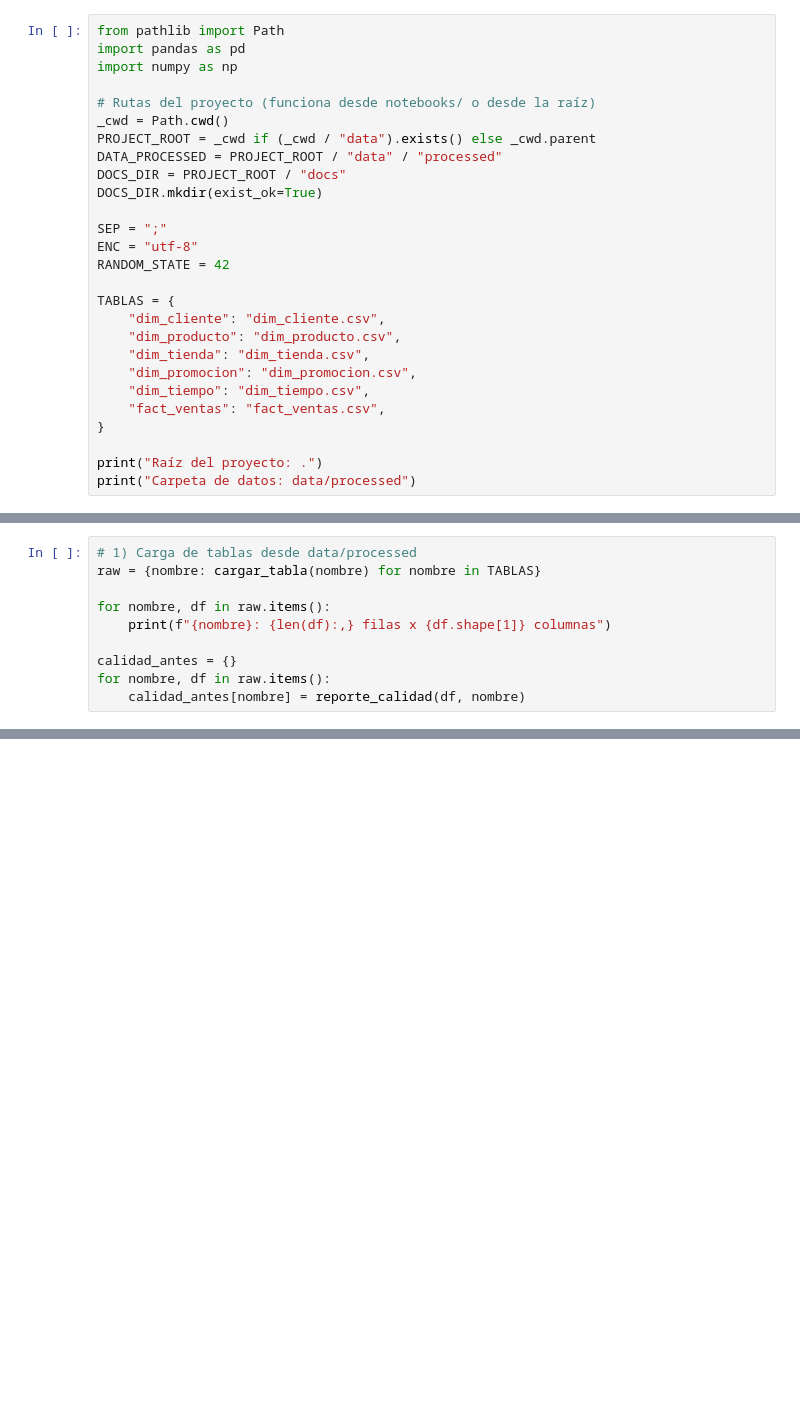
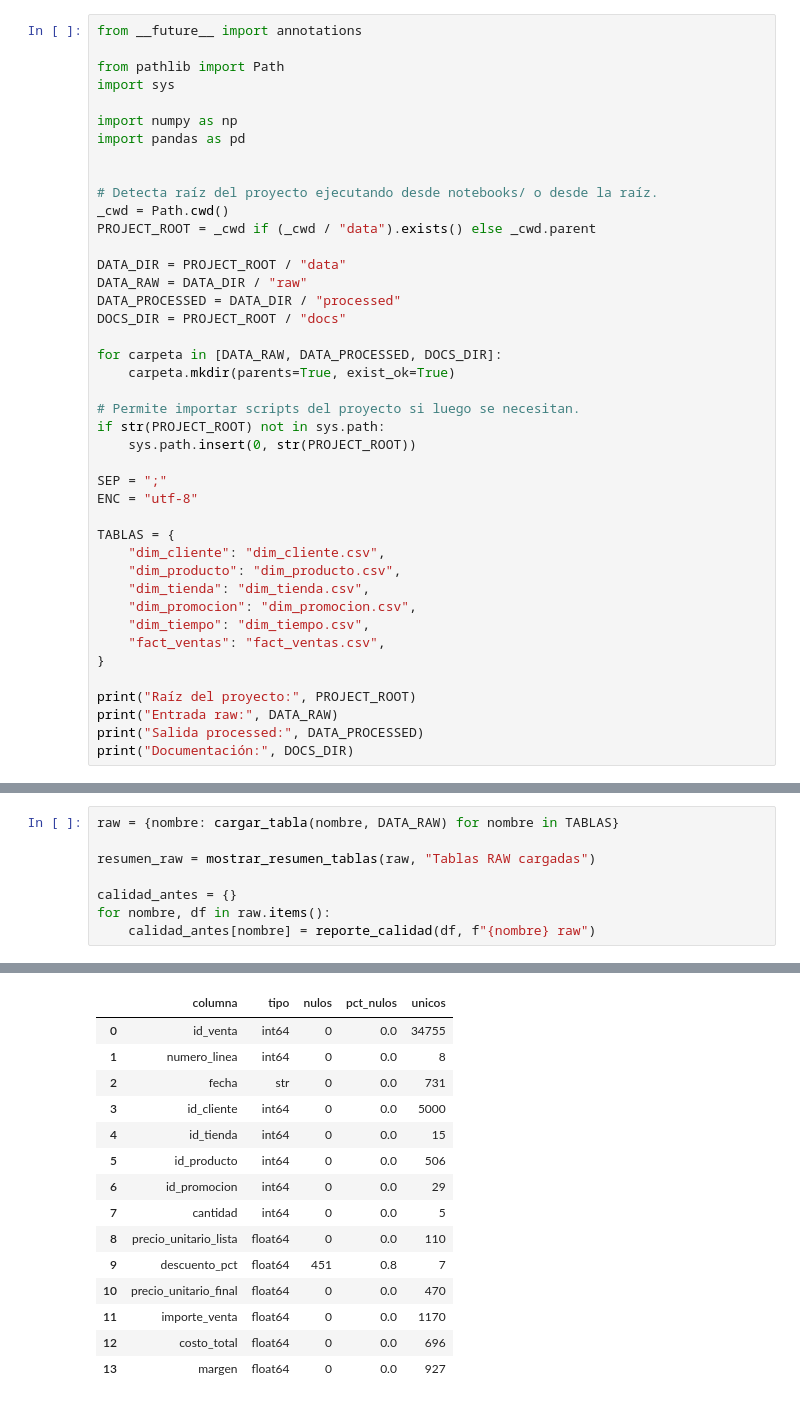
Before and after one commit to KarloToro/Business-Intelligence-Final-Proyect, a Jupyter notebook: notebooks/01_datamart_etl.ipynb, the cells around one changed output, grey strips where cells are left out. Cells and saved outputs as stored; diff of their text form; blank space fills up the shorter version.

```diff
--- a/notebooks/01_datamart_etl.ipynb
+++ b/notebooks/01_datamart_etl.ipynb
@@ -20,18 +23,31 @@ Los datos sintéticos fueron generados por el equipo (scripts en `scripts/`). La
 # %%
+from __future__ import annotations
+
 from pathlib import Path
+import sys
+
+import numpy as np
 import pandas as pd
-import numpy as np
 
-# Rutas del proyecto (funciona desde notebooks/ o desde la raíz)
+
+# Detecta raíz del proyecto ejecutando desde notebooks/ o desde la raíz.
 _cwd = Path.cwd()
 PROJECT_ROOT = _cwd if (_cwd / "data").exists() else _cwd.parent
-DATA_PROCESSED = PROJECT_ROOT / "data" / "processed"
+
+DATA_DIR = PROJECT_ROOT / "data"
+DATA_RAW = DATA_DIR / "raw"
+DATA_PROCESSED = DATA_DIR / "processed"
 DOCS_DIR = PROJECT_ROOT / "docs"
-DOCS_DIR.mkdir(exist_ok=True)
+
+for carpeta in [DATA_RAW, DATA_PROCESSED, DOCS_DIR]:
+    carpeta.mkdir(parents=True, exist_ok=True)
+
+# Permite importar scripts del proyecto si luego se necesitan.
+if str(PROJECT_ROOT) not in sys.path:
+    sys.path.insert(0, str(PROJECT_ROOT))
 
 SEP = ";"
 ENC = "utf-8"
-RANDOM_STATE = 42
 
 TABLAS = {
     "dim_cliente": "dim_cliente.csv",
@@ -42,5 +58,7 @@ TABLAS = {
     "fact_ventas": "fact_ventas.csv",
 }
 
-print("Raíz del proyecto: .")
-print("Carpeta de datos: data/processed")
+print("Raíz del proyecto:", PROJECT_ROOT)
+print("Entrada raw:", DATA_RAW)
+print("Salida processed:", DATA_PROCESSED)
+print("Documentación:", DOCS_DIR)
@@ -79,10 +138,9 @@ def contar_huérfanas(fact_col, dim_col) -> int:
 # %%
-# 1) Carga de tablas desde data/processed
-raw = {nombre: cargar_tabla(nombre) for nombre in TABLAS}
+raw = {nombre: cargar_tabla(nombre, DATA_RAW) for nombre in TABLAS}
 
-for nombre, df in raw.items():
-    print(f"{nombre}: {len(df):,} filas x {df.shape[1]} columnas")
+resumen_raw = mostrar_resumen_tablas(raw, "Tablas RAW cargadas")
 
 calidad_antes = {}
 for nombre, df in raw.items():
-    calidad_antes[nombre] = reporte_calidad(df, nombre)
+    calidad_antes[nombre] = reporte_calidad(df, f"{nombre} raw")
+# %% [output]
@@ -88,0 +216,15 @@ for nombre, df in raw.items():
+|  | columna | tipo | nulos | pct_nulos | unicos |
+| 0 | id_venta | int64 | 0 | 0.0 | 34755 |
+| 1 | numero_linea | int64 | 0 | 0.0 | 8 |
+| 2 | fecha | str | 0 | 0.0 | 731 |
+| 3 | id_cliente | int64 | 0 | 0.0 | 5000 |
+| 4 | id_tienda | int64 | 0 | 0.0 | 15 |
+| 5 | id_producto | int64 | 0 | 0.0 | 506 |
+| 6 | id_promocion | int64 | 0 | 0.0 | 29 |
+| 7 | cantidad | int64 | 0 | 0.0 | 5 |
+| 8 | precio_unitario_lista | float64 | 0 | 0.0 | 110 |
+| 9 | descuento_pct | float64 | 451 | 0.8 | 7 |
+| 10 | precio_unitario_final | float64 | 0 | 0.0 | 470 |
+| 11 | importe_venta | float64 | 0 | 0.0 | 1170 |
+| 12 | costo_total | float64 | 0 | 0.0 | 696 |
+| 13 | margen | float64 | 0 | 0.0 | 927 |
```
Also changed, not shown: parts of 37 cells of this notebook, 18 other files.
